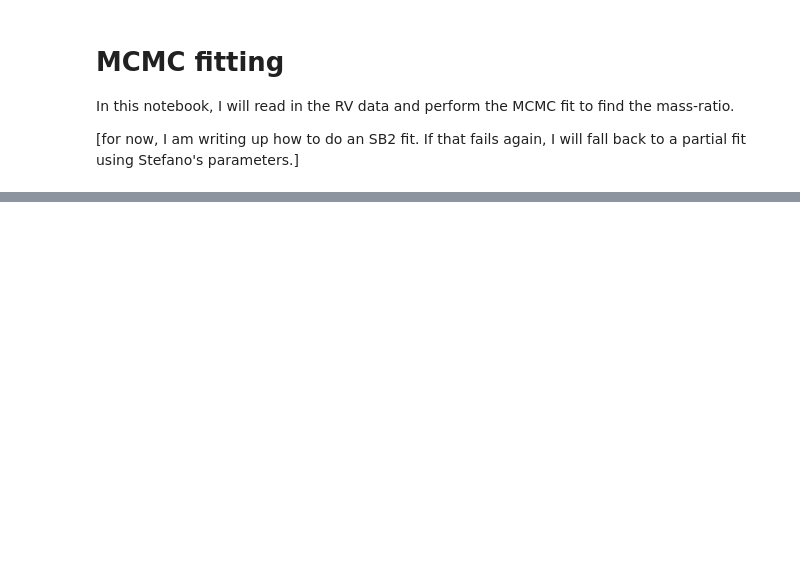
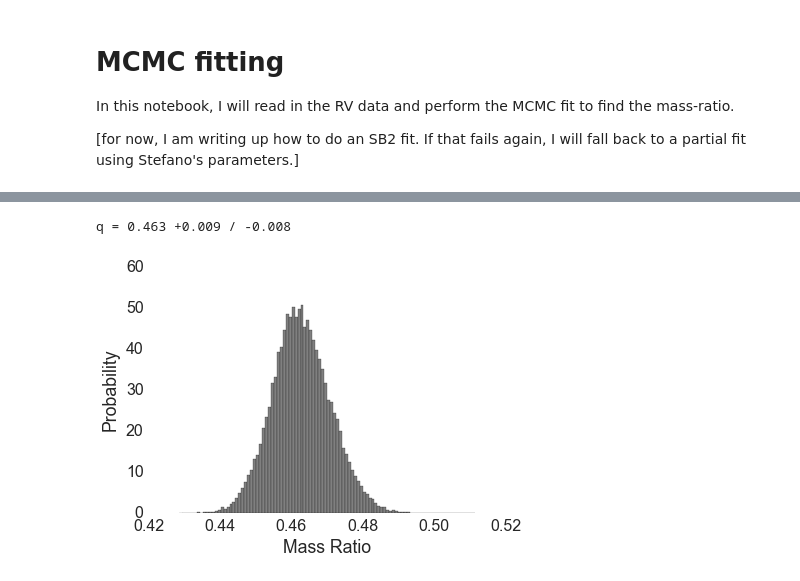
Before and after one commit to kgullikson88/Companion-Finder, a Jupyter notebook: Do_MCMC_Fit.ipynb, the cells around one changed output, grey strips where cells are left out. Drawn from its saved outputs; the diff is of its cells as text; code cells hidden in the pictures; blank space fills up the shorter version.

```diff
--- a/Do_MCMC_Fit.ipynb
+++ b/Do_MCMC_Fit.ipynb
@@ -40,0 +64,15 @@ sampler = MassRatio_Fitter.full_sb2_fit(t1, rv1, rv1_err, t2, rv2, rv2_err)
+# %%
+# Measure the mass-ratio
+K1 = samples[:, 0]
+K2 = samples[:, 1]
+q = K1 / K2
+out = plt.hist(q, bins=100, color='gray', normed=True)
+plt.xlabel('Mass Ratio')
+plt.ylabel('Probability')
+
+l, m, h = np.percentile(q, [16, 50, 84])
+print('q = {:.3f} +{:.3f} / -{:.3f}'.format(m, h-m, m-l))
+plt.savefig('../Paper/Figures/MassRatio.pdf')
+# %% [output]
+q = 0.463 +0.009 / -0.008
+[figure, added]
```
Also changed, not shown: parts of 6 cells of this notebook.
